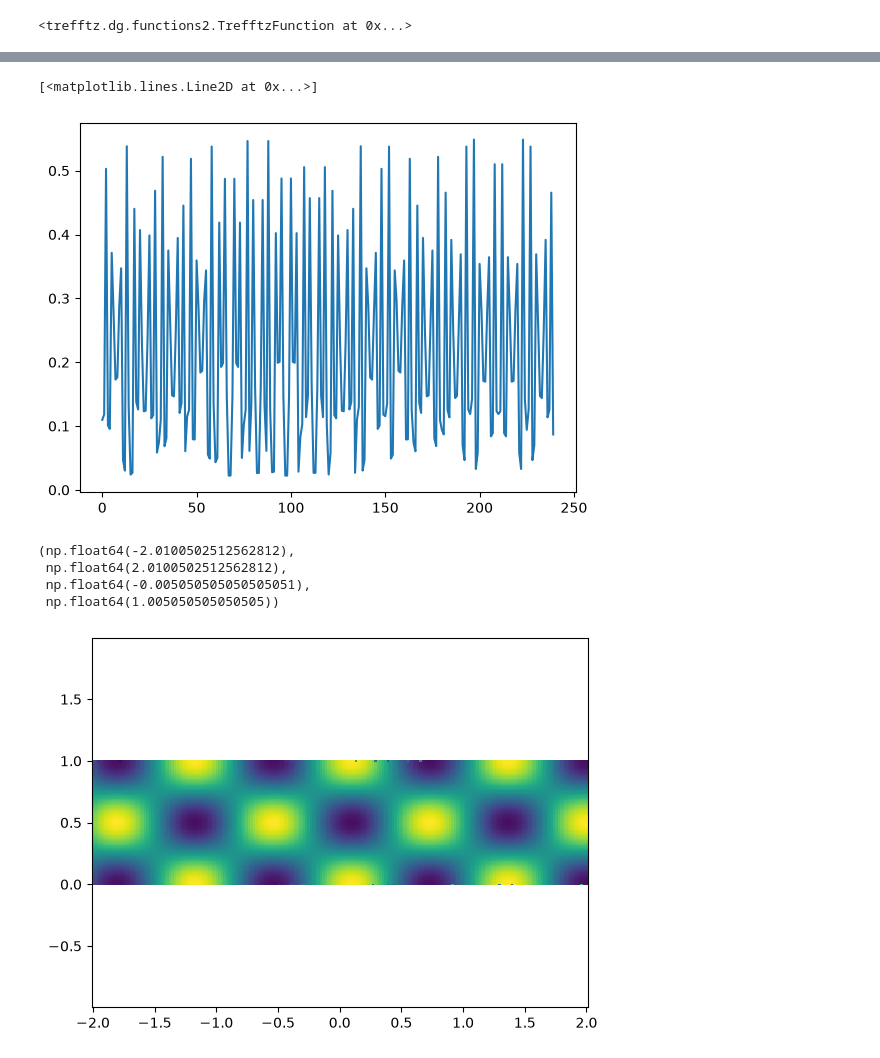
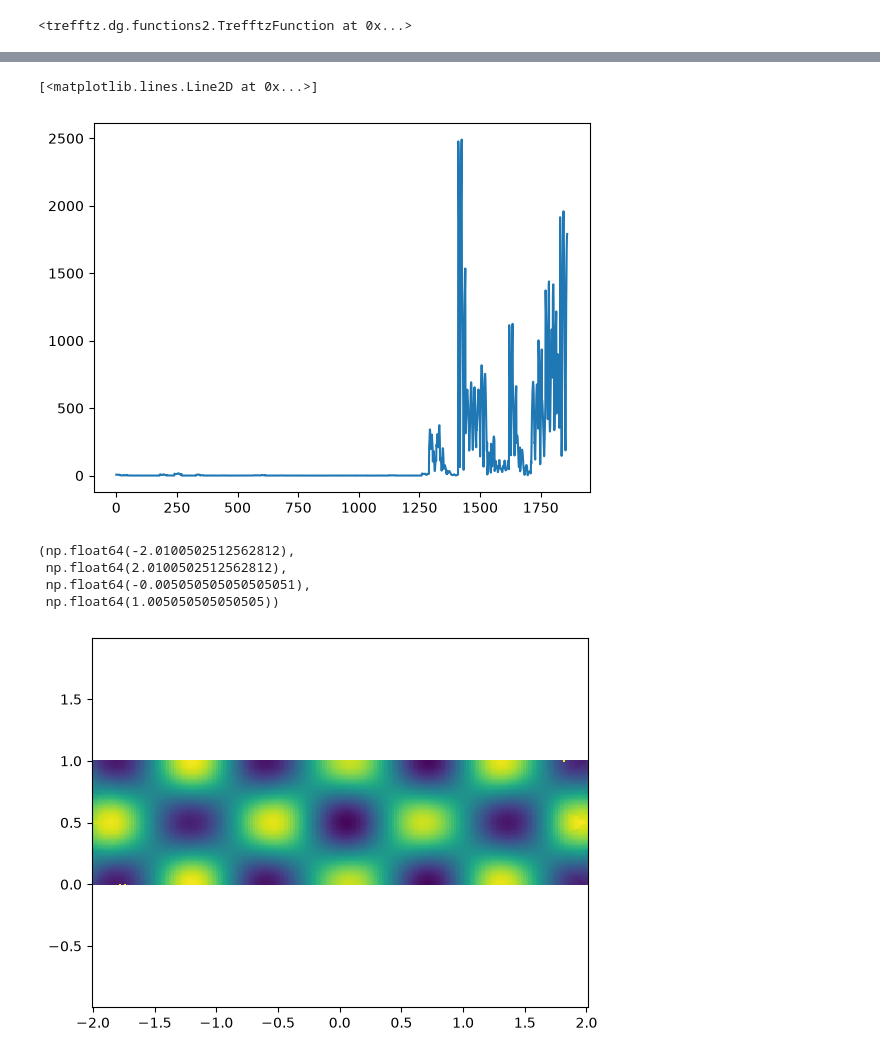
Before and after one commit to MPenaR/Trefftz, a Jupyter notebook: notebooks/sandbox2.ipynb, the cells around one changed output, grey strips where cells are left out. Saved outputs shown, nothing was run; the diff lists cells and outputs as text; code cells hidden in the pictures.

```diff
--- a/notebooks/sandbox2.ipynb
+++ b/notebooks/sandbox2.ipynb
@@ -97,7 +97,7 @@ H = 1.
 
 NGSOLVE = False
 
-lc = 1.
+lc = 0.3
 
 if NGSOLVE:
     mesh = CleanWaveguide_NGSOLVE(R=R, H=H, verbosity=0, lc=lc)
@@ -149,8 +149,15 @@ serial_numerics = SerialNumerics(interior_kernel=UltraWeakKernel(a=0.5, b=0.5),
                                  local_boundary_kernels={SoundHardBC: SoundHardKernel(d_1 = 0.5),
                                                          NtDBC: NtDLocal(R=R, d_2=0.5, H=H, n=2)},
                                  nonlocal_boundary_kernels={NtDBC: WaveguideNtD_nonlocal(R=R, d_2=0.5, M = 20, H = 1.)})
+# %%
+from trefftz.dg.assemblers import SerialAssembler
+
+assembler = SerialAssembler(mesh,
+                            boundary_conditions,
+                            serial_numerics,
+                            basis)
 # %%
-P = Problem(mesh=mesh, wavenumber=k, basis=basis, boundary_conditions=boundary_conditions, assembler=None, numerics=serial_numerics)
+P = Problem(mesh=mesh, wavenumber=k, basis=basis, boundary_conditions=boundary_conditions, assembler=assembler, numerics=serial_numerics)
 # %%
 A = P.assemble_LHS()
 # %%
@@ -190,7 +203,7 @@ import numpy as np
 plt.plot(np.abs(P.u_h.coefficients))
 # %% [output]
 [<matplotlib.lines.Line2D at 0x...>]
-[figure, old version]
+[figure, new version]
 # %%
 import numpy as np
 N = 200
@@ -200,11 +213,11 @@ X, Y = np.meshgrid(x, y)
 Z = P.u_h(X.ravel(), Y.ravel()).reshape(X.shape)
 # %%
 import matplotlib.pyplot as plt
-plt.pcolormesh(X, Y, Z.real)
+plt.pcolormesh(X, Y, Z.real, vmin=-3, vmax=3)
 plt.axis('equal')
 # %% [output]
 (np.float64(-2.0100502512562812),
  np.float64(2.0100502512562812),
  np.float64(-0.005050505050505051),
  np.float64(1.005050505050505))
-[figure, old version]
+[figure, new version]
```
Also changed, not shown: parts of 5 cells of this notebook, 4 other files.
